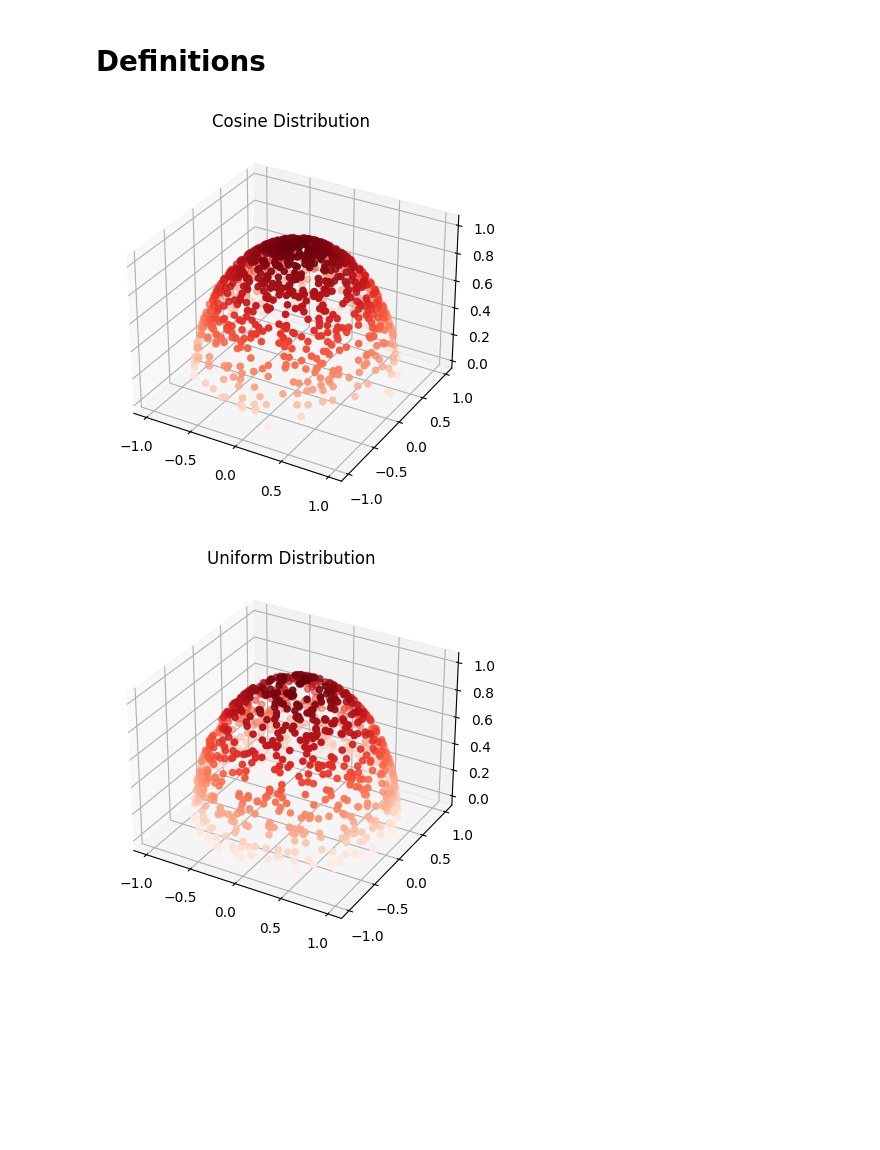
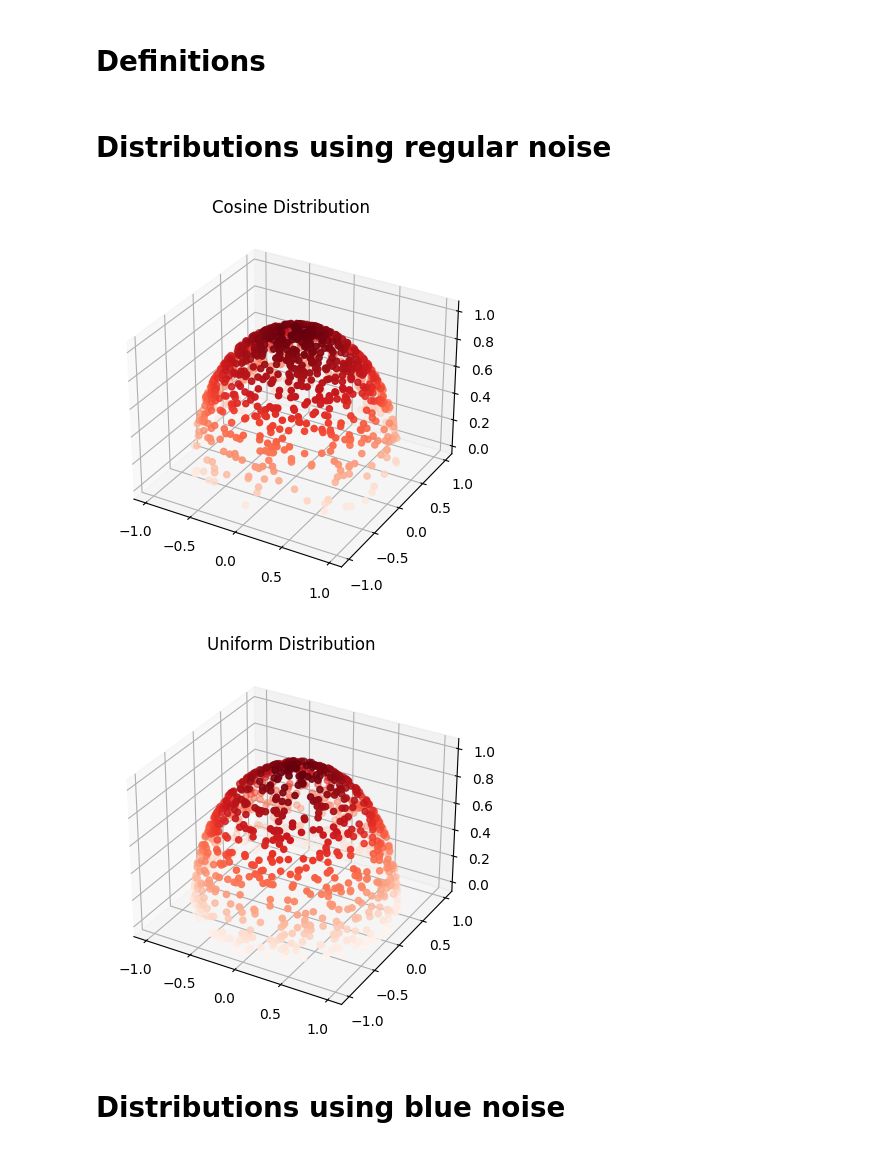
Before and after one commit to Nelarius/notebooks, a Jupyter notebook: sampling_distributions/cosine_distribution.ipynb, the cells around one changed output. Saved outputs shown, nothing was run; the diff lists cells and outputs as text; code cells hidden in the pictures; blank space fills up the shorter version.

Commit message:
Add notes about using blue noise for sampling distributions

```diff
--- a/sampling_distributions/cosine_distribution.ipynb
+++ b/sampling_distributions/cosine_distribution.ipynb
@@ -7,30 +7,28 @@ import numpy as np
 # %% [markdown]
 # Definitions
 # %%
-def point_in_cosine_distribution():
-    r1 = np.random.uniform(0, 1)
-    r2 = np.random.uniform(0, 1)
-    sqrt_r2 = np.sqrt(r2)
-
-    z = np.sqrt(1.0 - r2)
-    phi = 2.0 * np.pi * r1
-    x = np.cos(phi) * sqrt_r2
-    y = np.sin(phi) * sqrt_r2
+def point_in_cosine_distribution(u1, u2):
+    sqrt_u2 = np.sqrt(u2)
+    z = np.sqrt(1.0 - u2)
+    phi = 2.0 * np.pi * u1
+    x = np.cos(phi) * sqrt_u2
+    y = np.sin(phi) * sqrt_u2
 
     return x, y, z
 
-def point_in_uniform_distribution():
-    r1 = np.random.uniform(0, 1)
-    r2 = np.random.uniform(0, 1)
-
-    x = np.cos(2.0 * np.pi * r1) * np.sqrt(1.0 - r2 * r2)
-    y = np.sin(2.0 * np.pi * r1) * np.sqrt(1.0 - r2 * r2)
-    z = r2
+def point_in_uniform_distribution(u1, u2):
+    x = np.cos(2.0 * np.pi * u1) * np.sqrt(1.0 - u2 * u2)
+    y = np.sin(2.0 * np.pi * u1) * np.sqrt(1.0 - u2 * u2)
+    z = u2
 
     return x, y, z
+# %% [markdown]
+# Distributions using regular noise
+# %%
+u1 = np.random.uniform(0, 1, 1000)
+u2 = np.random.uniform(0, 1, 1000)
 # %%
-# Generate 1000 points using point_in_cosine_distribution() and do a 3d plot of them
-points = [point_in_cosine_distribution() for i in range(1000)]
+points = [point_in_cosine_distribution(u1[i], u2[i]) for i in range(1000)]
 x, y, z = zip(*points)
 
 fig = ply.figure()
@@ -39,16 +37,17 @@ ax.scatter3D(x, y, z, c=z, cmap='Reds');
 ax.set_title("Cosine Distribution")
 ply.show()
 # %% [output]
-[figure, old version]
+[figure, new version]
 # %%
-# Generate 1000 points using point_in_uniform_distribution() and do a 3d plot of them
-points = [point_in_uniform_distribution() for i in range(1000)]
+points = [point_in_uniform_distribution(u1[i], u2[i]) for i in range(1000)]
 x, y, z = zip(*points)
 
 fig = ply.figure()
 ax = ply.axes(projection='3d')
 ax.scatter3D(x, y, z, c=z, cmap='Reds');
 ax.set_title("Uniform Distribution")
 ply.show()
 # %% [output]
-[figure, old version]
+[figure, new version]
+# %% [markdown]
+# Distributions using blue noise
```
Also changed, not shown: parts of 4 cells of this notebook, 1 other file.
